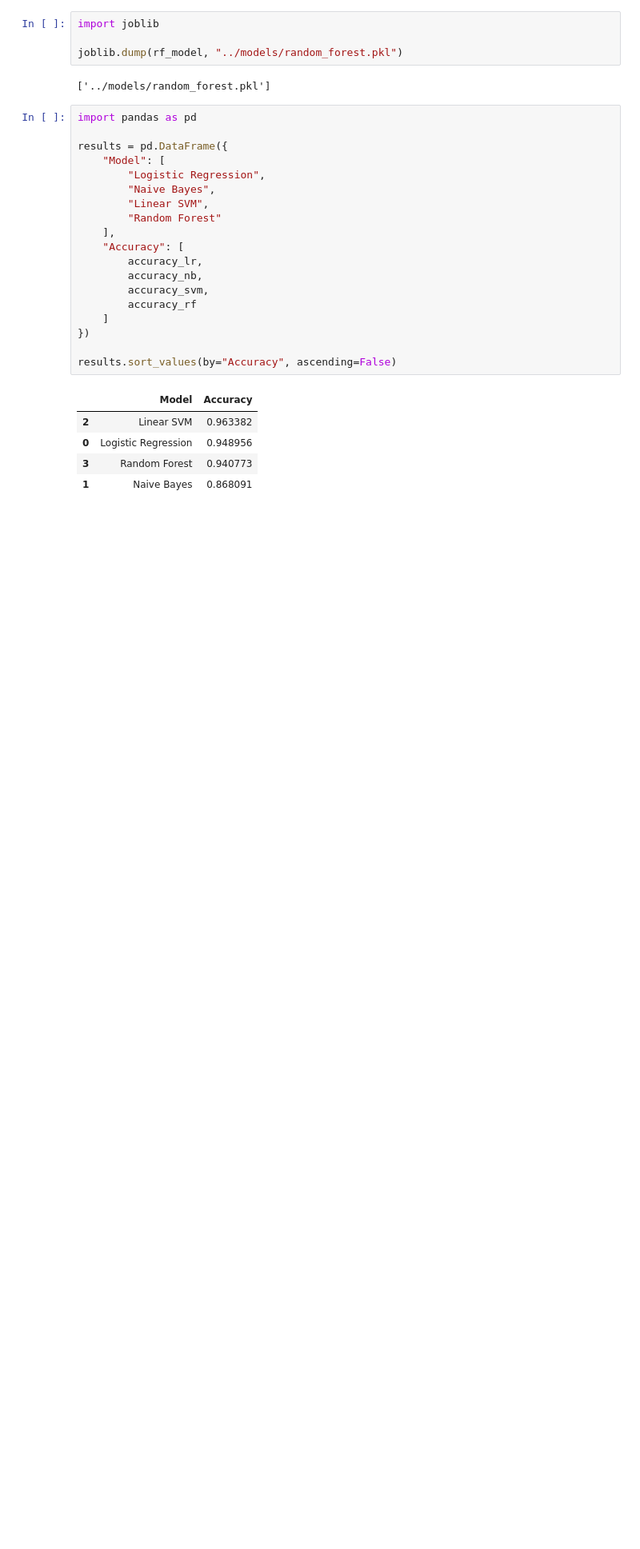
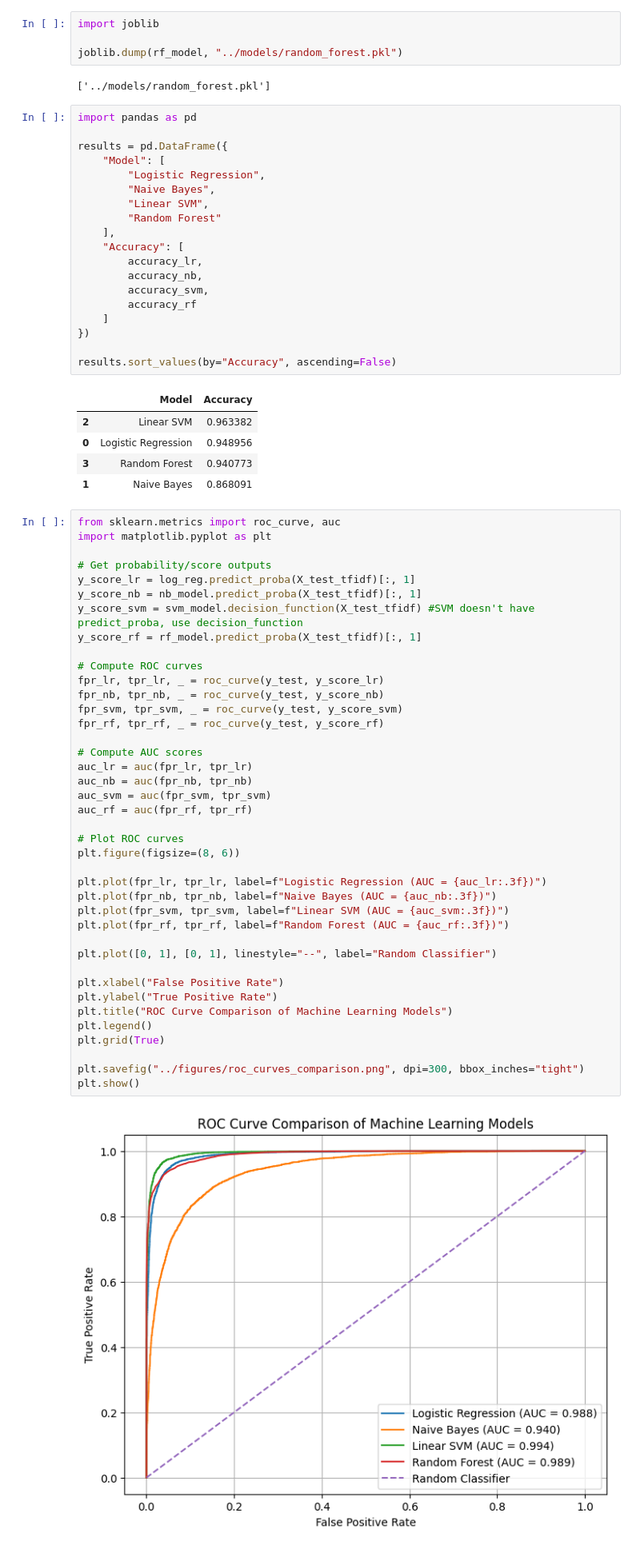
Before and after one commit to Beltinaa/fake-news-detection-project, a Jupyter notebook: notebooks/eda.ipynb, the cells around one changed output. Shown at 80% size. Cells and saved outputs as stored; diff of their text form; blank space fills up the shorter version.

Commit message:
roc curve added

```diff
--- a/notebooks/eda.ipynb
+++ b/notebooks/eda.ipynb
@@ -345,3 +345,45 @@ results.sort_values(by="Accuracy", ascending=False)
 | 0 | Logistic Regression | 0.948956 |
 | 3 | Random Forest | 0.940773 |
 | 1 | Naive Bayes | 0.868091 |
+# %%
+from sklearn.metrics import roc_curve, auc
+import matplotlib.pyplot as plt
+
+# Get probability/score outputs
+y_score_lr = log_reg.predict_proba(X_test_tfidf)[:, 1]
+y_score_nb = nb_model.predict_proba(X_test_tfidf)[:, 1]
+y_score_svm = svm_model.decision_function(X_test_tfidf) #SVM doesn't have predict_proba, use decision_function
+y_score_rf = rf_model.predict_proba(X_test_tfidf)[:, 1]
+
+# Compute ROC curves
+fpr_lr, tpr_lr, _ = roc_curve(y_test, y_score_lr)
+fpr_nb, tpr_nb, _ = roc_curve(y_test, y_score_nb)
+fpr_svm, tpr_svm, _ = roc_curve(y_test, y_score_svm)
+fpr_rf, tpr_rf, _ = roc_curve(y_test, y_score_rf)
+
+# Compute AUC scores
+auc_lr = auc(fpr_lr, tpr_lr)
+auc_nb = auc(fpr_nb, tpr_nb)
+auc_svm = auc(fpr_svm, tpr_svm)
+auc_rf = auc(fpr_rf, tpr_rf)
+
+# Plot ROC curves
+plt.figure(figsize=(8, 6))
+
+plt.plot(fpr_lr, tpr_lr, label=f"Logistic Regression (AUC = {auc_lr:.3f})")
+plt.plot(fpr_nb, tpr_nb, label=f"Naive Bayes (AUC = {auc_nb:.3f})")
+plt.plot(fpr_svm, tpr_svm, label=f"Linear SVM (AUC = {auc_svm:.3f})")
+plt.plot(fpr_rf, tpr_rf, label=f"Random Forest (AUC = {auc_rf:.3f})")
+
+plt.plot([0, 1], [0, 1], linestyle="--", label="Random Classifier")
+
+plt.xlabel("False Positive Rate")
+plt.ylabel("True Positive Rate")
+plt.title("ROC Curve Comparison of Machine Learning Models")
+plt.legend()
+plt.grid(True)
+
+plt.savefig("../figures/roc_curves_comparison.png", dpi=300, bbox_inches="tight")
+plt.show()
+# %% [output]
+[figure, added]
```
Also changed, not shown: 1 other file.
